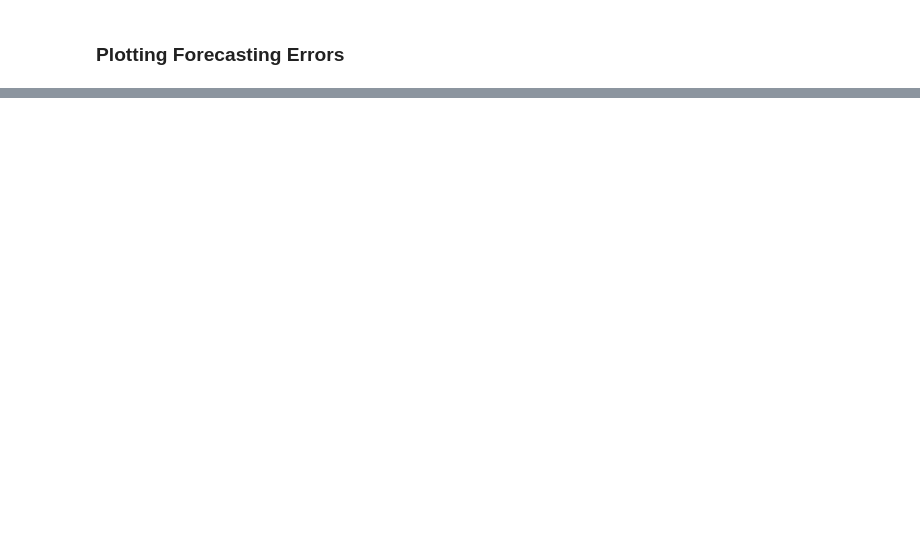
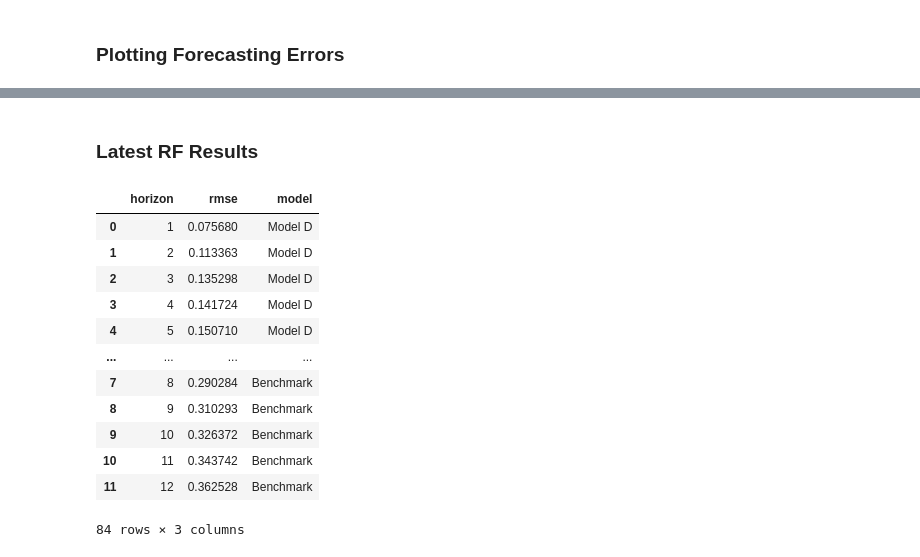
Before and after one commit to ChristopherLiew/Crypto-Uncertainty-Index, a Jupyter notebook: forecasting/ts_analysis/time_series_plots.ipynb, the cells around one changed output, grey strips where cells are left out. Saved outputs shown, nothing was run; the diff lists cells and outputs as text; code cells hidden in the pictures; blank space fills up the shorter version.

```diff
--- a/forecasting/ts_analysis/time_series_plots.ipynb
+++ b/forecasting/ts_analysis/time_series_plots.ipynb
@@ -343,3 +343,49 @@ mape_errors_plot = (
 mape_errors_plot
 # %% [output]
 [interactive output not drawn]
+# %% [markdown]
+### Latest RF Results
+# %%
+# Load Errors
+results_dir = Path("forecasting/data/forecasts")
+mean_model_res = pd.read_csv(results_dir / "mean_model" / "mean_model_errors.csv")
+
+rf_results_list = []
+rf_results_fps = results_dir / "random_forest"
+for subdir in list(rf_results_fps.rglob("model_[A-Z]")):
+    results_fp = list(subdir.glob("*results.csv"))[0]
+    rf_results_list.append(pd.read_csv(results_fp))
+
+rf_model_res = pd.concat(rf_results_list)
+# %%
+mean_model_res["model"] = "Benchmark"
+# %%
+rf_model_res["model"] = rf_model_res["model"].replace(
+    {
+        "A": "Baseline",
+        "B": "Model A",
+        "F": "Model B",
+        "C": "Model C",
+        "D": "Model D",
+        "E": "Model E",
+    }
+)
+rf_model_res.rename(columns={"min_error": "rmse"}, inplace=True)
+rf_model_res_sel = rf_model_res[["horizon", "rmse", "model"]]
+# %%
+forecasting_errors_df = pd.concat([rf_model_res_sel, mean_model_res])
+forecasting_errors_df
+# %% [output]
+|  | horizon | rmse | model |
+| 0 | 1 | 0.075680 | Model D |
+| 1 | 2 | 0.113363 | Model D |
+| 2 | 3 | 0.135298 | Model D |
+| 3 | 4 | 0.141724 | Model D |
+| 4 | 5 | 0.150710 | Model D |
+| ... | ... | ... | ... |
+| 7 | 8 | 0.290284 | Benchmark |
+| 8 | 9 | 0.310293 | Benchmark |
+| 9 | 10 | 0.326372 | Benchmark |
+| 10 | 11 | 0.343742 | Benchmark |
+| 11 | 12 | 0.362528 | Benchmark |
+84 rows × 3 columns
```
Also changed, not shown: parts of 15 cells of this notebook, 18 other files.
